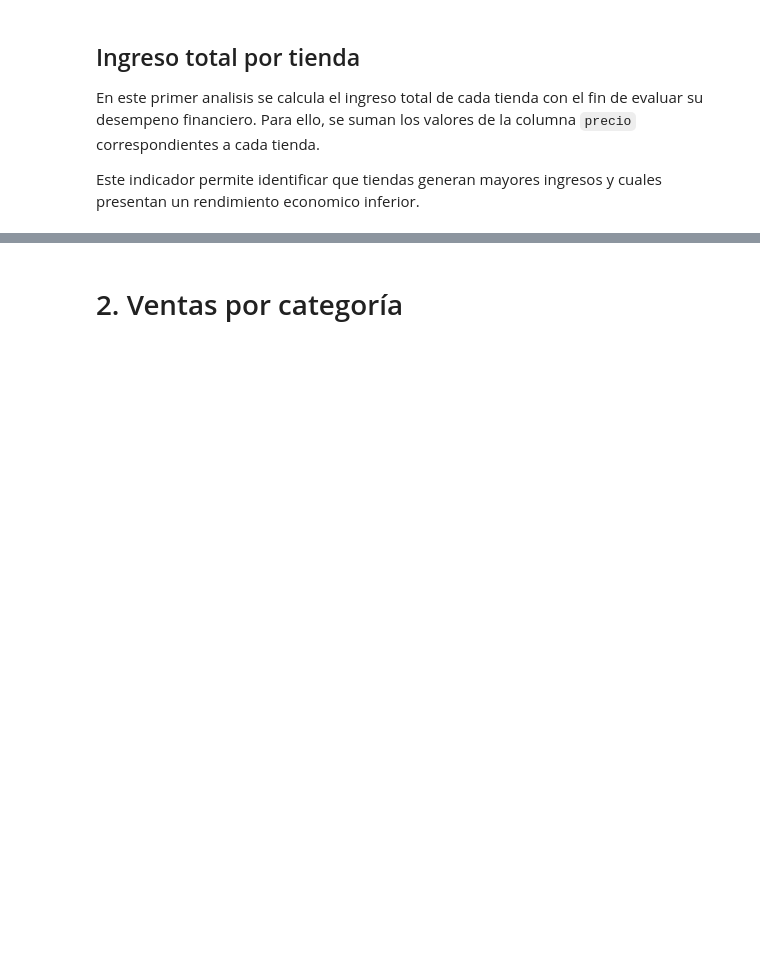
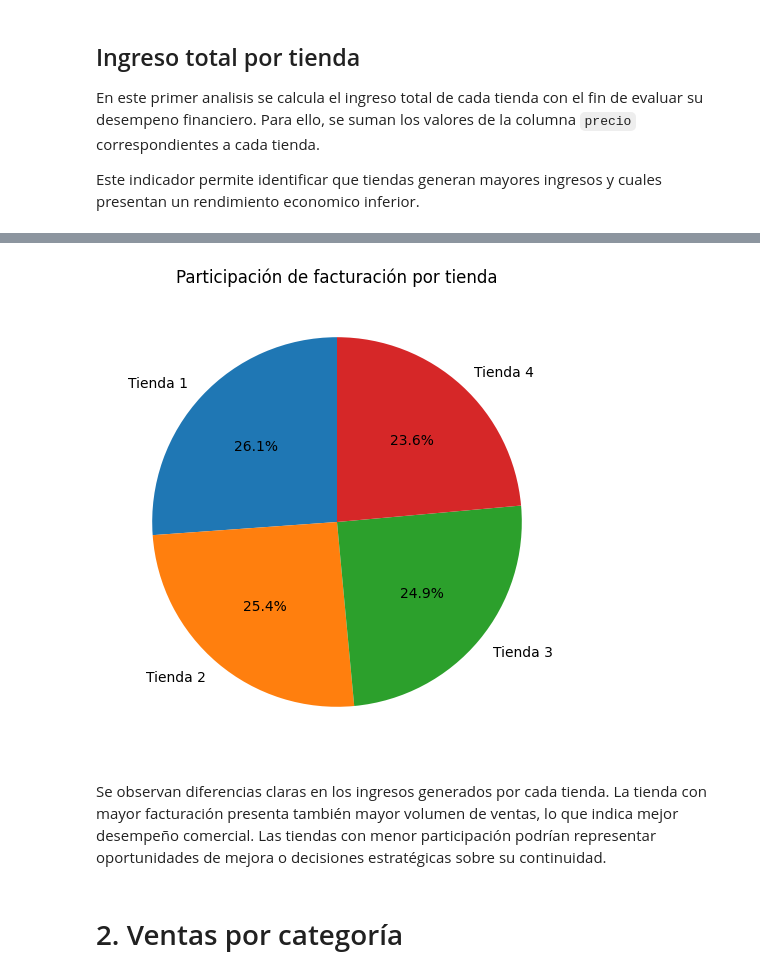
Before and after one commit to dmorganc14/analisis-alura-store, a Jupyter notebook: AluraStoreLatam.ipynb, the cells around one changed output, grey strips where cells are left out. Saved outputs shown, nothing was run; the diff lists cells and outputs as text; code cells hidden in the pictures; blank space fills up the shorter version.

```diff
--- a/AluraStoreLatam.ipynb
+++ b/AluraStoreLatam.ipynb
@@ -138,3 +167,20 @@ dtype: float64
+# %%
+plt.figure(figsize=(6,6))
+
+plt.pie(
+    facturacion["ingresos_totales"],
+    labels=facturacion.index,
+    autopct="%1.1f%%",
+    startangle=90
+)
+
+plt.title("Participación de facturación por tienda")
+
+plt.show()
+# %% [output]
+[figure, added]
+# %% [markdown]
+Se observan diferencias claras en los ingresos generados por cada tienda. La tienda con mayor facturación presenta también mayor volumen de ventas, lo que indica mejor desempeño comercial. Las tiendas con menor participación podrían representar oportunidades de mejora o decisiones estratégicas sobre su continuidad.
 # %% [markdown]
 # 2. Ventas por categoría
 # %%
```
Also changed, not shown: parts of 11 cells of this notebook.
